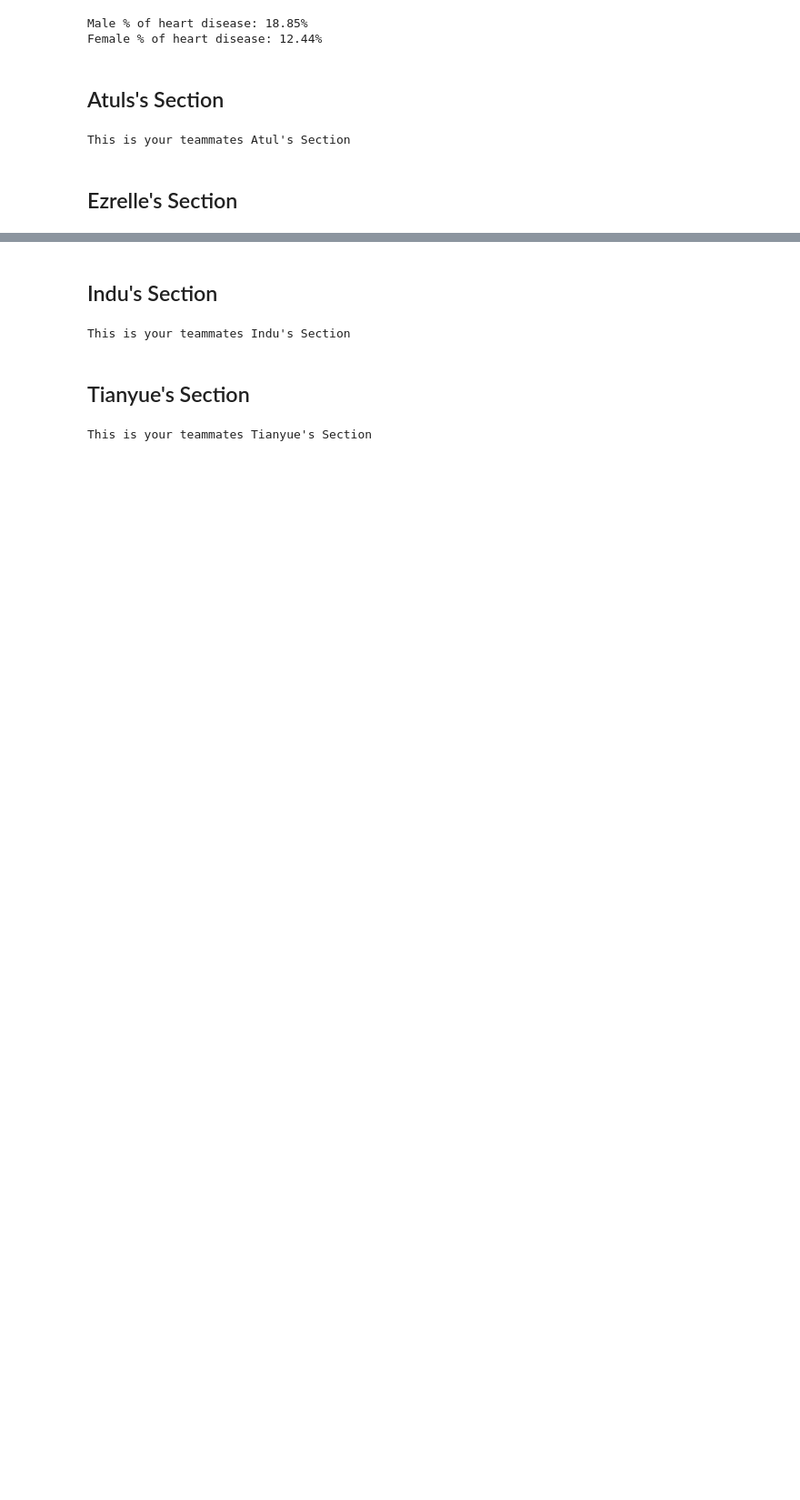
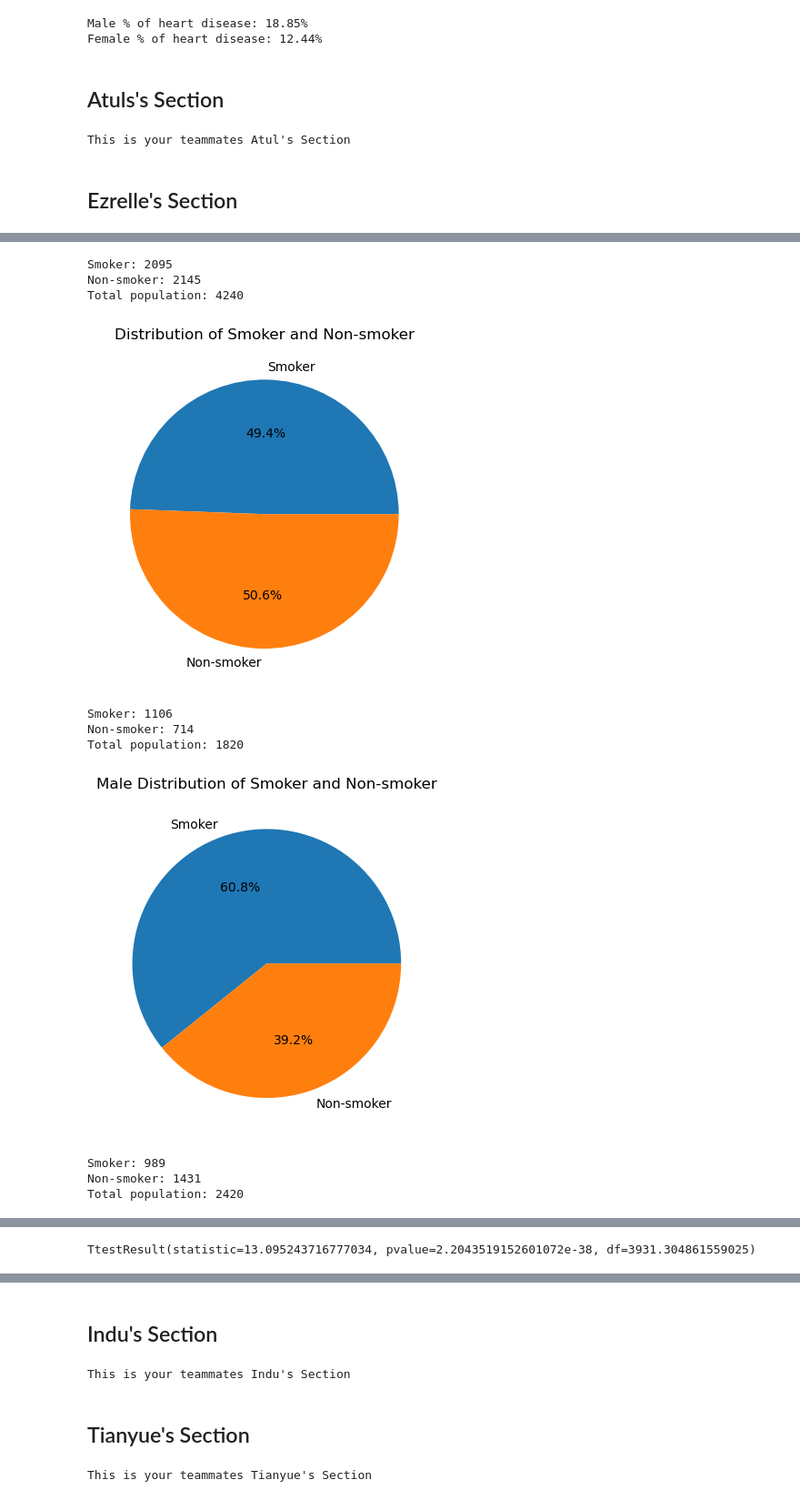
Before and after one commit to myhre062/heart-disease-analysis, a Jupyter notebook: heart-disease-data-analysis.ipynb, the cells around one changed output, grey strips where cells are left out. Shown at 91% size. Drawn from its saved outputs; the diff is of its cells as text; code cells hidden in the pictures; blank space fills up the shorter version.

```diff
--- a/heart-disease-data-analysis.ipynb
+++ b/heart-disease-data-analysis.ipynb
@@ -192,0 +161,17 @@ Total Female population: 2420
+# %%
+pie_chart(heart_analysis_df, 'Distribution of Smoker and Non-smoker', 'currentSmoker', ['Smoker', 'Non-smoker'])
+pie_chart(male_df, 'Male Distribution of Smoker and Non-smoker', 'currentSmoker', ['Smoker', 'Non-smoker'])
+pie_chart(female_df, 'Female Distribution of Smoker and Non-smoker', 'currentSmoker', ['Smoker', 'Non-smoker'])
+stats.ttest_ind(male_df.currentSmoker, female_df.currentSmoker, equal_var=False)
+# %% [output]
+Smoker: 2095
+Non-smoker: 2145
+Total population: 4240
+[figure, added]
+Smoker: 1106
+Non-smoker: 714
+Total population: 1820
+[figure, added]
+Smoker: 989
+Non-smoker: 1431
+Total population: 2420
@@ -192,0 +179 @@ Total Female population: 2420
+TtestResult(statistic=13.095243716777034, pvalue=2.2043519152601072e-38, df=3931.304861559025)
```
Also changed, not shown: parts of 28 cells of this notebook.
